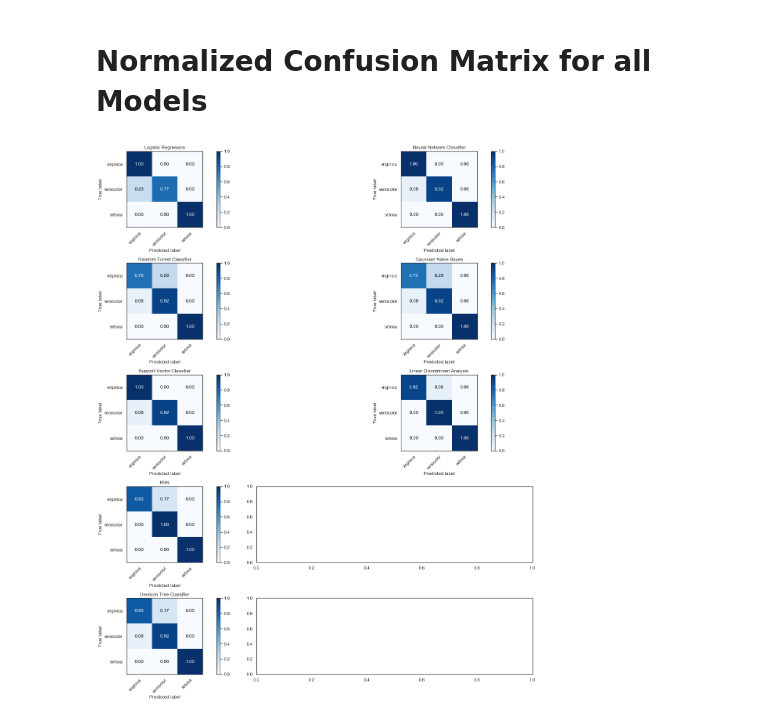
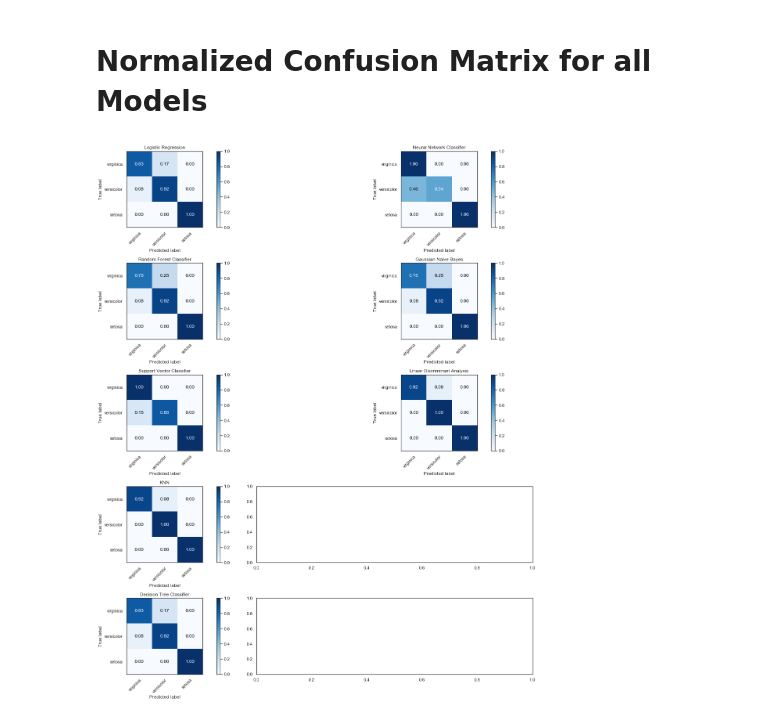
Before and after one commit to 2100mai/Machine_Learning_My_Public_Repo, a Jupyter notebook: IRIS_all_models_comparison_public.ipynb, the cells around one changed output. Cells and saved outputs as stored; diff of their text form; code cells hidden in the pictures.

```diff
--- a/IRIS_all_models_comparison_public.ipynb
+++ b/IRIS_all_models_comparison_public.ipynb
@@ -209,7 +209,9 @@ models.extend([
                   {'parameters':  {
                     'hidden_layer_sizes': [(10,), (50,), (100,)],
                     'activation': ['relu', 'tanh', 'logistic'],
-                    'learning_rate': ['constant', 'invscaling', 'adaptive']
+                    'learning_rate': ['constant', 'invscaling', 'adaptive'],
+                    'max_iter': [500],
+                     'tol': [0.005]
                                     }
                   }
                  ),
@@ -578,8 +586,8 @@ for jk in range(2):
         ii+=1
         if ii > len(models)-1: break
 
-        model = models[ii][1]
-        model_name = models[ii][0]
+        model = fit_model_list[ii][2][0]
+        model_name = fit_model_list[ii][0]
             # fit
         y_pred = model.fit(X_train,y_train).predict(X_val)
 
@@ -639,8 +647,8 @@ for jk in range(2):
         ii+=1
         if ii > len(models)-1: break
 
-        model = models[ii][1]
-        model_name = models[ii][0]
+        model = fit_model_list[ii][2][0]
+        model_name = fit_model_list[ii][0]
             # fit
         y_pred = model.fit(X_train,y_train).predict(X_val)
 
@@ -653,34 +661,34 @@ for jk in range(2):
         classes = class_names[unique_labels(y_val_new, y_pred_new)]
         if normalize:
             cm = cm.astype('float') / cm.sum(axis=1)[:, np.newaxis]
         ax = axarr[k, jk]
         im = ax.imshow(cm, interpolation='nearest', cmap=cmap)
         ax.figure.colorbar(im, ax=ax)
         # We want to show all ticks...
         ax.set(xticks=np.arange(cm.shape[1]),
             yticks=np.arange(cm.shape[0]),
             # ... and label them with the respective list entries
             xticklabels=classes, yticklabels=classes,
             title=model_name,
             # title=title,
             ylabel='True label',
             xlabel='Predicted label')
 
         # Rotate the tick labels and set their alignment.
         plt.setp(ax.get_xticklabels(), rotation=45, ha="right",
                 rotation_mode="anchor")
 
         # Loop over data dimensions and create text annotations.
         fmt = '.2f' if normalize else 'd'
         thresh = cm.max() / 2.
         for i in range(cm.shape[0]):
             for j in range(cm.shape[1]):
                 ax.text(j, i, format(cm[i, j], fmt),
                         ha="center", va="center",
                         color="white" if cm[i, j] > thresh else "black")
 fig.tight_layout()
 # %% [output]
-[figure, old version]
+[figure, new version]
 # %%
 def plot_confusion_matrix(y_true, y_pred, classes,
                           normalize=False,
```
Also changed, not shown: parts of 10 cells of this notebook.
